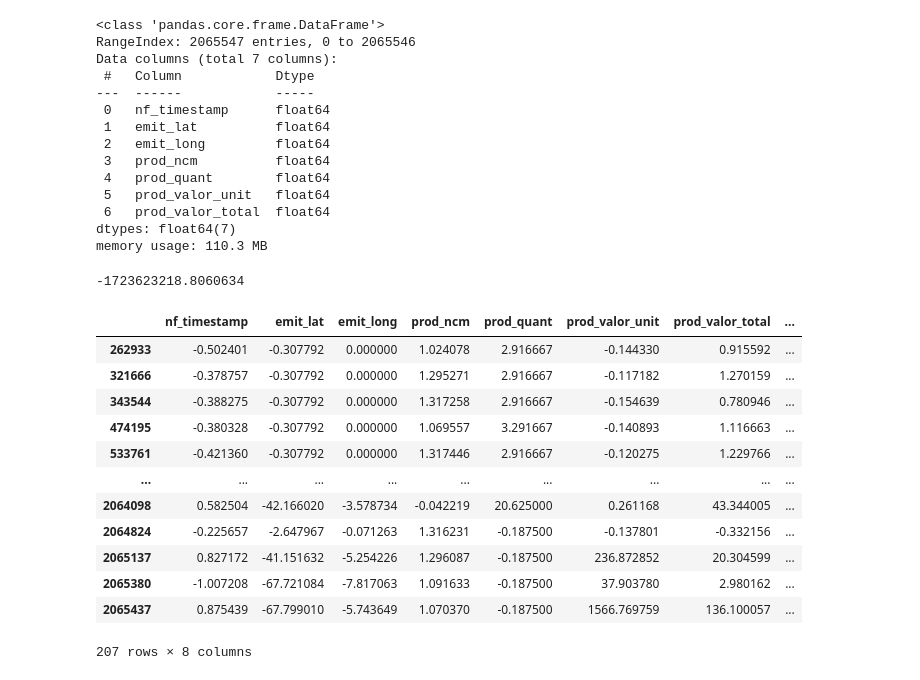
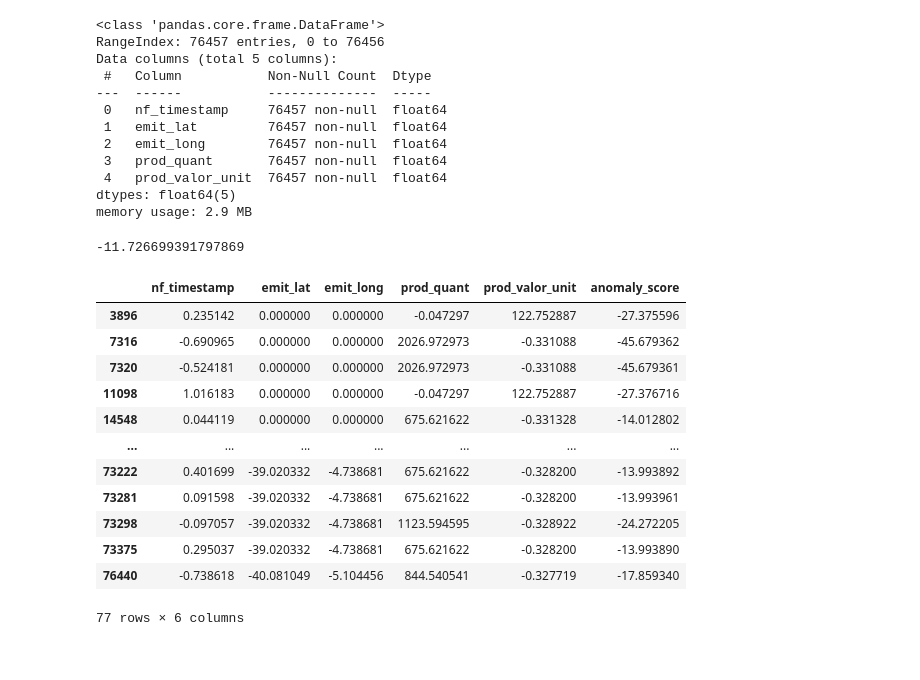
Before and after one commit to breno-abreu/TCC, a Jupyter notebook: lof/lof_v1.ipynb, the cells around one changed output. Cells and saved outputs as stored; diff of their text form; code cells hidden in the pictures.

Commit message:
Training with only the msot common NCM value

```diff
--- a/lof/lof_v1.ipynb
+++ b/lof/lof_v1.ipynb
@@ -7,52 +7,50 @@ import warnings
 warnings.filterwarnings("ignore")
 pd.set_option('display.max_columns', None)
 # %%
-df = pd.read_csv(r'..\..\datasets\df_rob_norm.csv', encoding='latin-1')
+df = pd.read_csv(r'..\..\datasets\df_rob_norm_most_common_ncm.csv', encoding='latin-1')
 df.info()
 # %% [output]
 <class 'pandas.core.frame.DataFrame'>
-RangeIndex: 2065547 entries, 0 to 2065546
-Data columns (total 7 columns):
- #   Column            Dtype
----  ------            -----
- 0   nf_timestamp      float64
- 1   emit_lat          float64
- 2   emit_long         float64
- 3   prod_ncm          float64
- 4   prod_quant        float64
- 5   prod_valor_unit   float64
- 6   prod_valor_total  float64
-dtypes: float64(7)
-memory usage: 110.3 MB
+RangeIndex: 76457 entries, 0 to 76456
+Data columns (total 5 columns):
+ #   Column           Non-Null Count  Dtype
+---  ------           --------------  -----
+ 0   nf_timestamp     76457 non-null  float64
+ 1   emit_lat         76457 non-null  float64
+ 2   emit_long        76457 non-null  float64
+ 3   prod_quant       76457 non-null  float64
+ 4   prod_valor_unit  76457 non-null  float64
+dtypes: float64(5)
+memory usage: 2.9 MB
 # %%
-model = LocalOutlierFactor(n_neighbors=20)
+model = LocalOutlierFactor(n_neighbors=1000, contamination=0.001)
 model.fit_predict(df)
 df['anomaly_score'] = model.negative_outlier_factor_
 
-outlier_thresh = 0.0001
+outlier_thresh = 0.001
 
 thresh = quantile(df['anomaly_score'], outlier_thresh)
 
 print(thresh)
 
 df_outliers = df[df['anomaly_score'] <= thresh]
 
 df_outliers
 # %% [output]
--1723623218.8060634
+-11.726699391797869
-|  | nf_timestamp | emit_lat | emit_long | prod_ncm | prod_quant | prod_valor_unit | prod_valor_total | ... |
-| 262933 | -0.502401 | -0.307792 | 0.000000 | 1.024078 | 2.916667 | -0.144330 | 0.915592 | ... |
-| 321666 | -0.378757 | -0.307792 | 0.000000 | 1.295271 | 2.916667 | -0.117182 | 1.270159 | ... |
-| 343544 | -0.388275 | -0.307792 | 0.000000 | 1.317258 | 2.916667 | -0.154639 | 0.780946 | ... |
-| 474195 | -0.380328 | -0.307792 | 0.000000 | 1.069557 | 3.291667 | -0.140893 | 1.116663 | ... |
-| 533761 | -0.421360 | -0.307792 | 0.000000 | 1.317446 | 2.916667 | -0.120275 | 1.229766 | ... |
-| ... | ... | ... | ... | ... | ... | ... | ... | ... |
-| 2064098 | 0.582504 | -42.166020 | -3.578734 | -0.042219 | 20.625000 | 0.261168 | 43.344005 | ... |
-| 2064824 | -0.225657 | -2.647967 | -0.071263 | 1.316231 | -0.187500 | -0.137801 | -0.332156 | ... |
-| 2065137 | 0.827172 | -41.151632 | -5.254226 | 1.296087 | -0.187500 | 236.872852 | 20.304599 | ... |
-| 2065380 | -1.007208 | -67.721084 | -7.817063 | 1.091633 | -0.187500 | 37.903780 | 2.980162 | ... |
-| 2065437 | 0.875439 | -67.799010 | -5.743649 | 1.070370 | -0.187500 | 1566.769759 | 136.100057 | ... |
+|  | nf_timestamp | emit_lat | emit_long | prod_quant | prod_valor_unit | anomaly_score |
+| 3896 | 0.235142 | 0.000000 | 0.000000 | -0.047297 | 122.752887 | -27.375596 |
+| 7316 | -0.690965 | 0.000000 | 0.000000 | 2026.972973 | -0.331088 | -45.679362 |
+| 7320 | -0.524181 | 0.000000 | 0.000000 | 2026.972973 | -0.331088 | -45.679361 |
+| 11098 | 1.016183 | 0.000000 | 0.000000 | -0.047297 | 122.752887 | -27.376716 |
+| 14548 | 0.044119 | 0.000000 | 0.000000 | 675.621622 | -0.331328 | -14.012802 |
+| ... | ... | ... | ... | ... | ... | ... |
+| 73222 | 0.401699 | -39.020332 | -4.738681 | 675.621622 | -0.328200 | -13.993892 |
+| 73281 | 0.091598 | -39.020332 | -4.738681 | 675.621622 | -0.328200 | -13.993961 |
+| 73298 | -0.097057 | -39.020332 | -4.738681 | 1123.594595 | -0.328922 | -24.272205 |
+| 73375 | 0.295037 | -39.020332 | -4.738681 | 675.621622 | -0.328200 | -13.993890 |
+| 76440 | -0.738618 | -40.081049 | -5.104456 | 844.540541 | -0.327719 | -17.859340 |
-207 rows × 8 columns
+77 rows × 6 columns
 # %%
 df_outliers['idx'] = df_outliers.index
 df_outliers = df_outliers.sort_values(by='anomaly_score', ascending=True)
```
Also changed, not shown: parts of 1 cell of this notebook, 19 other files.
